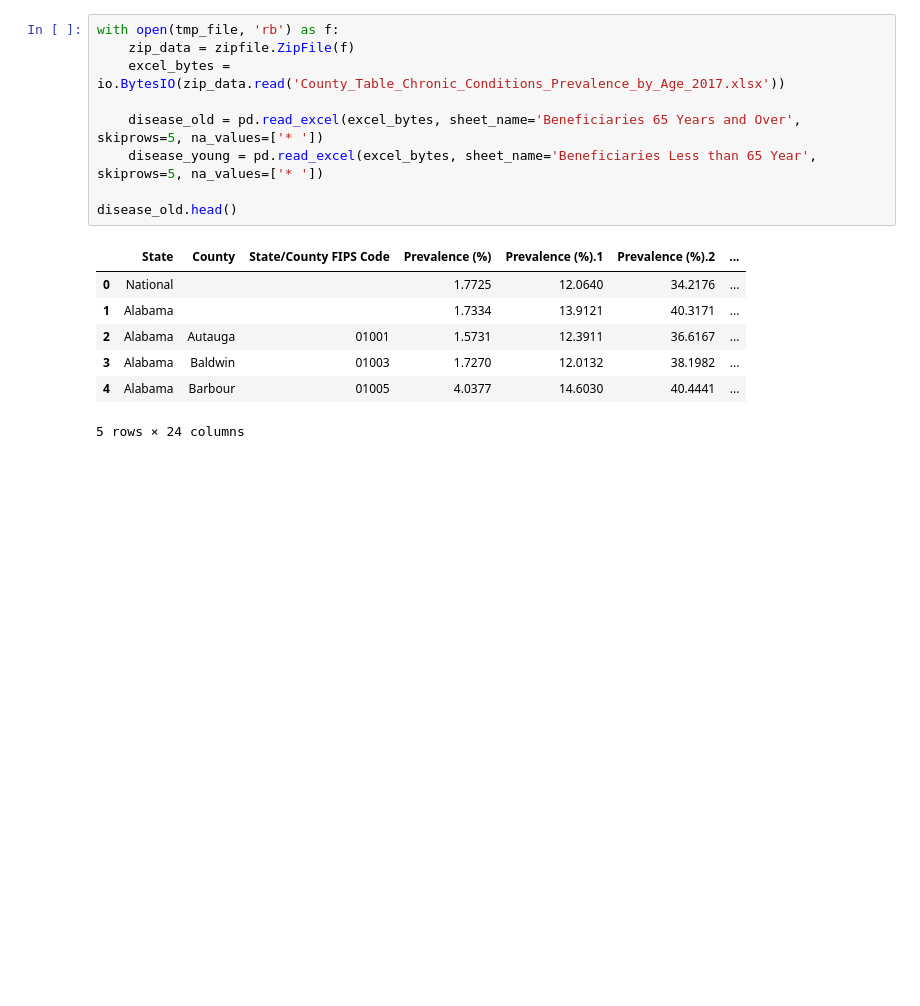
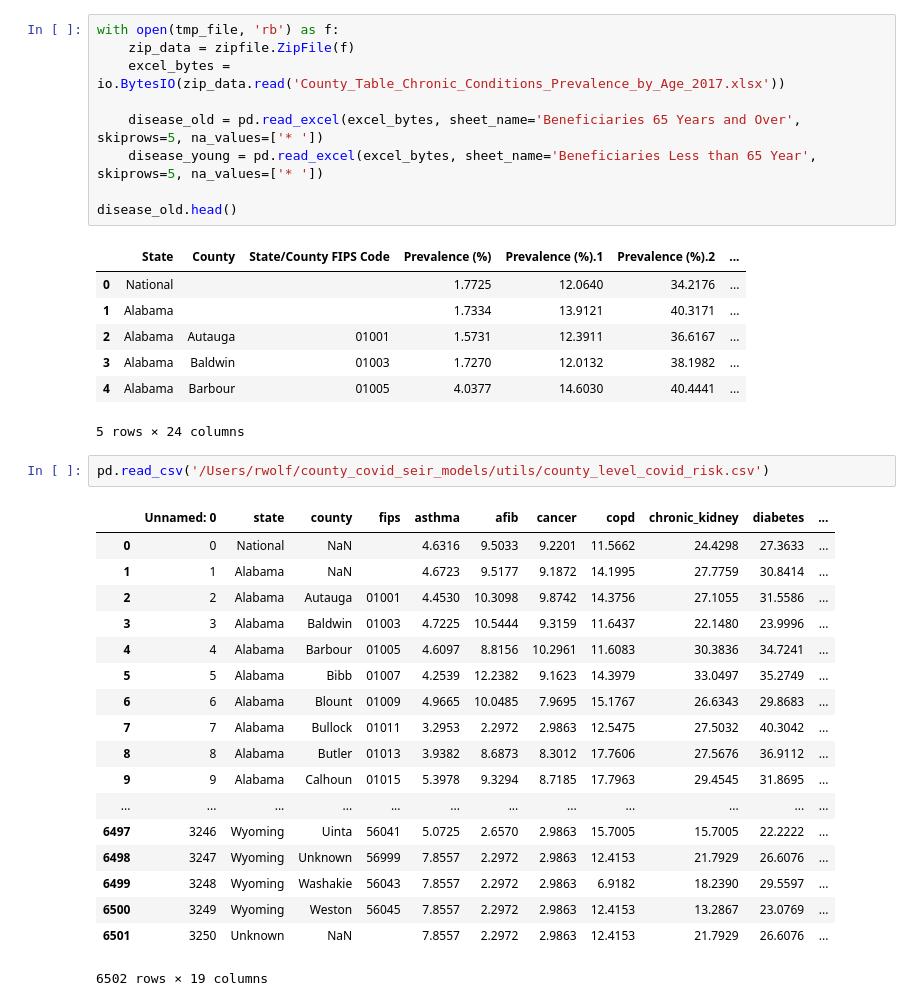
Before and after one commit to erccarls/county_covid_seir_models, a Jupyter notebook: notebooks/county_level_risk.ipynb, the cells around one changed output. Cells and saved outputs as stored; diff of their text form; blank space fills up the shorter version.

```diff
--- a/notebooks/county_level_risk.ipynb
+++ b/notebooks/county_level_risk.ipynb
@@ -138,3 +138,24 @@ disease_old.head()
 | 3 | Alabama | Baldwin | 01003 | 1.7270 | 12.0132 | 38.1982 | ... |
 | 4 | Alabama | Barbour | 01005 | 4.0377 | 14.6030 | 40.4441 | ... |
 5 rows × 24 columns
+# %%
+pd.read_csv('/Users/rwolf/county_covid_seir_models/utils/county_level_covid_risk.csv')
+# %% [output]
+|  | Unnamed: 0 | state | county | fips | asthma | afib | cancer | copd | chronic_kidney | diabetes | ... |
+| 0 | 0 | National | NaN |  | 4.6316 | 9.5033 | 9.2201 | 11.5662 | 24.4298 | 27.3633 | ... |
+| 1 | 1 | Alabama | NaN |  | 4.6723 | 9.5177 | 9.1872 | 14.1995 | 27.7759 | 30.8414 | ... |
+| 2 | 2 | Alabama | Autauga | 01001 | 4.4530 | 10.3098 | 9.8742 | 14.3756 | 27.1055 | 31.5586 | ... |
+| 3 | 3 | Alabama | Baldwin | 01003 | 4.7225 | 10.5444 | 9.3159 | 11.6437 | 22.1480 | 23.9996 | ... |
+| 4 | 4 | Alabama | Barbour | 01005 | 4.6097 | 8.8156 | 10.2961 | 11.6083 | 30.3836 | 34.7241 | ... |
+| 5 | 5 | Alabama | Bibb | 01007 | 4.2539 | 12.2382 | 9.1623 | 14.3979 | 33.0497 | 35.2749 | ... |
+| 6 | 6 | Alabama | Blount | 01009 | 4.9665 | 10.0485 | 7.9695 | 15.1767 | 26.6343 | 29.8683 | ... |
+| 7 | 7 | Alabama | Bullock | 01011 | 3.2953 | 2.2972 | 2.9863 | 12.5475 | 27.5032 | 40.3042 | ... |
+| 8 | 8 | Alabama | Butler | 01013 | 3.9382 | 8.6873 | 8.3012 | 17.7606 | 27.5676 | 36.9112 | ... |
+| 9 | 9 | Alabama | Calhoun | 01015 | 5.3978 | 9.3294 | 8.7185 | 17.7963 | 29.4545 | 31.8695 | ... |
+| ... | ... | ... | ... | ... | ... | ... | ... | ... | ... | ... | ... |
+| 6497 | 3246 | Wyoming | Uinta | 56041 | 5.0725 | 2.6570 | 2.9863 | 15.7005 | 15.7005 | 22.2222 | ... |
+| 6498 | 3247 | Wyoming | Unknown | 56999 | 7.8557 | 2.2972 | 2.9863 | 12.4153 | 21.7929 | 26.6076 | ... |
+| 6499 | 3248 | Wyoming | Washakie | 56043 | 7.8557 | 2.2972 | 2.9863 | 6.9182 | 18.2390 | 29.5597 | ... |
+| 6500 | 3249 | Wyoming | Weston | 56045 | 7.8557 | 2.2972 | 2.9863 | 12.4153 | 13.2867 | 23.0769 | ... |
+| 6501 | 3250 | Unknown | NaN |  | 7.8557 | 2.2972 | 2.9863 | 12.4153 | 21.7929 | 26.6076 | ... |
+6502 rows × 19 columns
```
Also changed, not shown: 1 other file.
